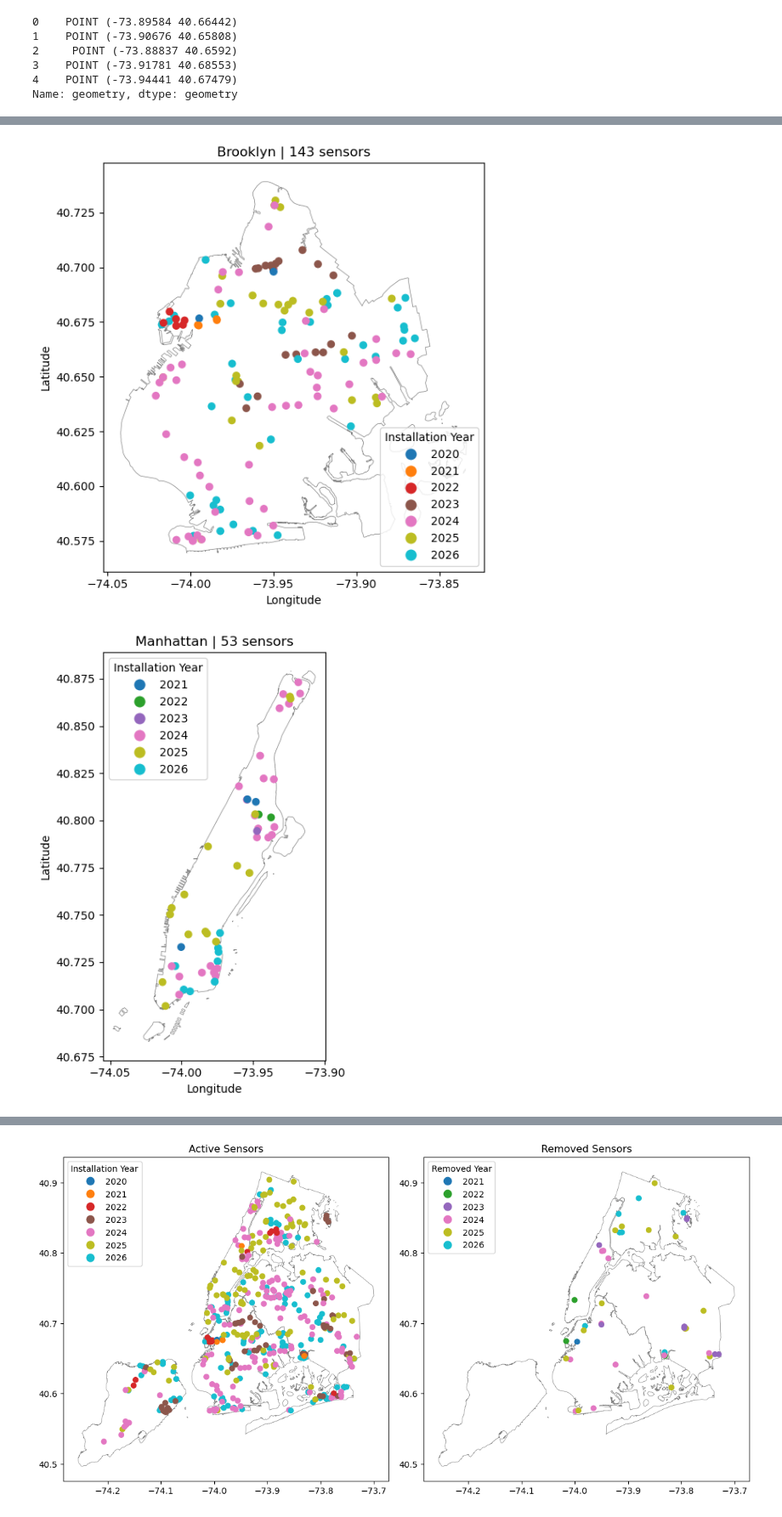
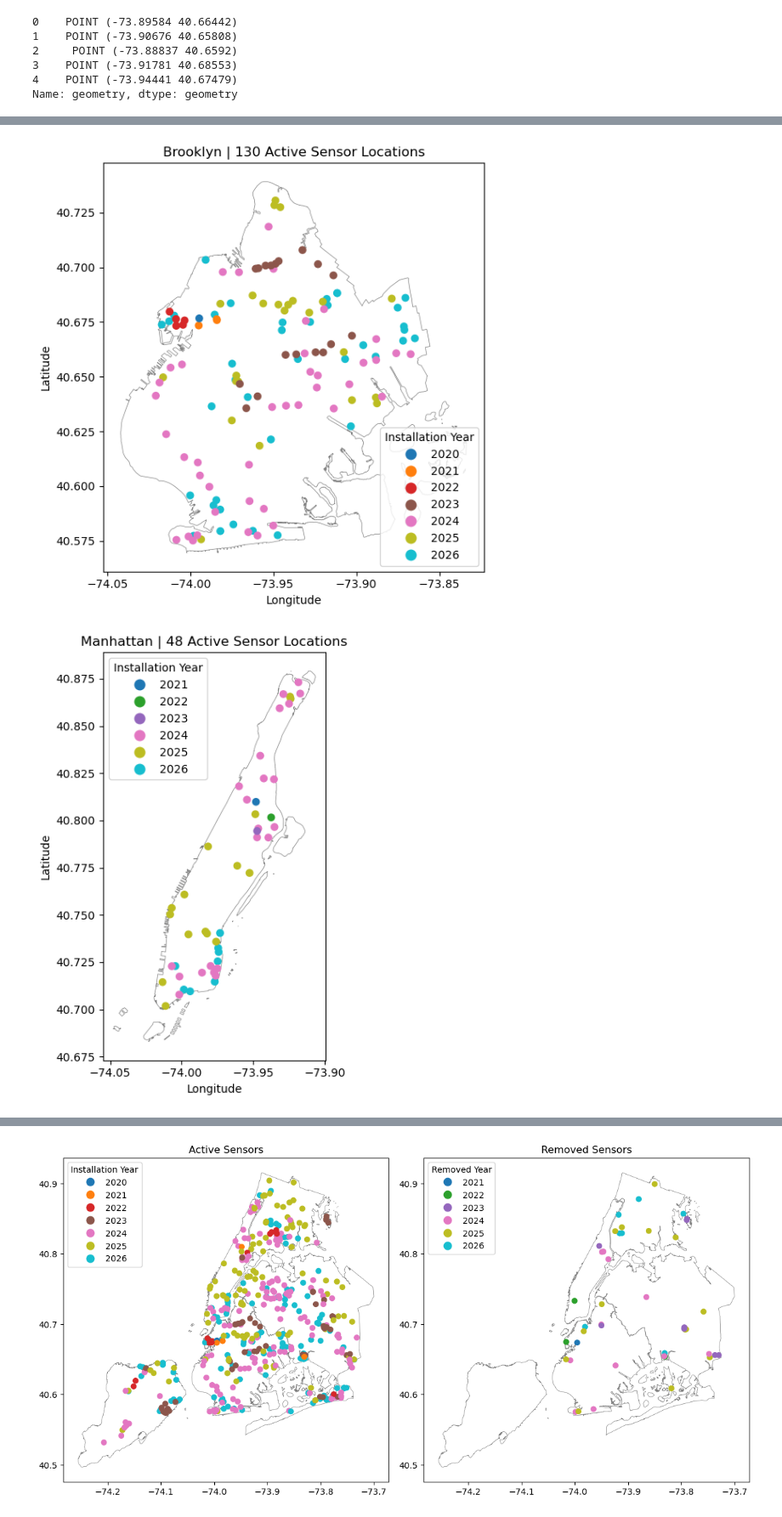
Before and after one commit to mebauer/floodnet-nyc-tutorial, a Jupyter notebook: 01-load-inspect.ipynb, the cells around one changed output, grey strips where cells are left out. Shown at 85% size. Drawn from its saved outputs; the diff is of its cells as text; code cells hidden in the pictures.

```diff
--- a/01-load-inspect.ipynb
+++ b/01-load-inspect.ipynb
@@ -508,8 +510,11 @@ Name: geometry, dtype: geometry
 # create figure
 fig, ax = plt.subplots(figsize=(8, 8))
 
-# sort on date ascending, we want to see old sensors on top
-plot_gdf = metadata_gdf.sort_values(by='date_installed', ascending=False)
+# map only active sensors and sort on date ascending, we want to see old sensors on top
+plot_gdf = (
+    metadata_gdf.loc[metadata_gdf["date_removed"].isna()]
+        .sort_values(by='date_installed', ascending=False)
+)
 
 # sensors plot
 plot_gdf.plot(
@@ -532,7 +537,7 @@ boro_gdf.plot(
 )
 
 # figure labels
-plt.title("FloodNet NYC Sensor Locations", fontsize=15)
+plt.title("FloodNet NYC Active Sensor Locations", fontsize=15)
 plt.xlabel("Longitude")
 plt.ylabel("Latitude")
 
@@ -551,9 +556,15 @@ for borough in boroughs:
     fig, ax = plt.subplots(figsize=(6, 6))
 
     # sensors plot
-    plot_df = metadata_gdf.loc[metadata_gdf['borough'] == borough]
-    plot_df.plot(
-        column=plot_df['date_installed'].dt.year.astype(str),
+    plot_gdf = (
+        metadata_gdf.loc[metadata_gdf['borough'] == borough]
+            # active sensor locations
+            .loc[metadata_gdf["date_removed"].isna()]
+            .sort_values(by='date_installed', ascending=False)
+    )
+
+    plot_gdf.plot(
+        column=plot_gdf['date_installed'].dt.year.astype(str),
         categorical=True,
         ax=ax,
         legend=True,
@@ -570,7 +581,7 @@ for borough in boroughs:
     )
 
     # figure labels
-    ax.set_title(f"{borough} | {plot_df.shape[0]} sensors")
+    ax.set_title(f"{borough} | {plot_gdf.shape[0]} Active Sensor Locations")
     ax.set_xlabel("Longitude")
     ax.set_ylabel("Latitude")
 
@@ -580,2 +591,2 @@ for borough in boroughs:
-[figure, old version]
+[figure, new version]
-[figure, old version]
+[figure, new version]
```
Also changed, not shown: parts of 42 cells of this notebook, 3 other files.
